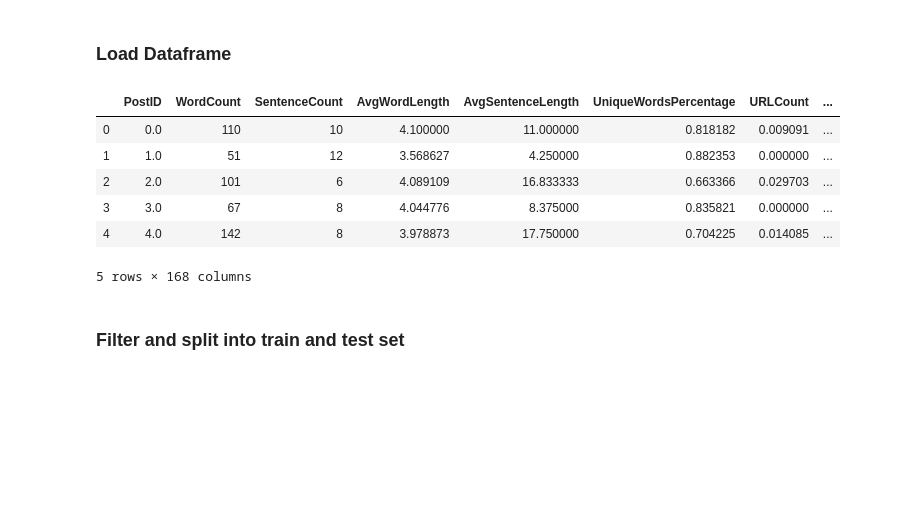
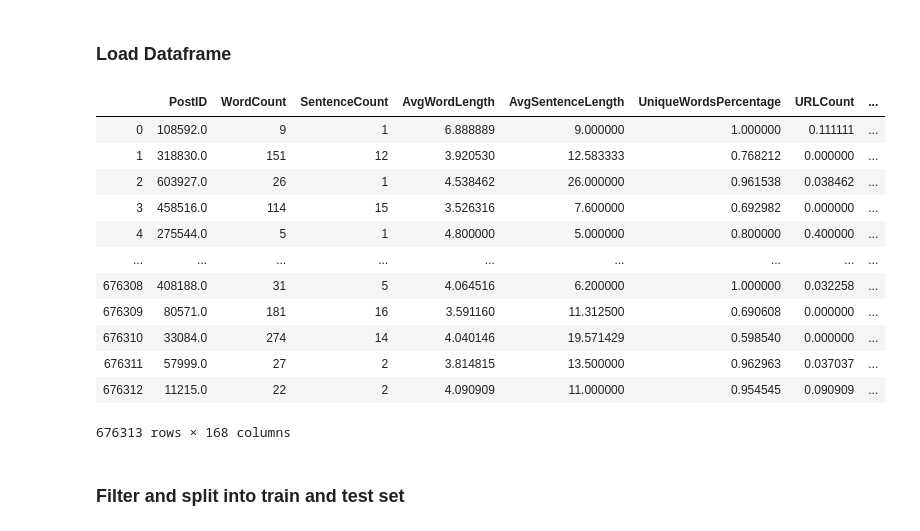
Before and after one commit to CowKeyMan/BlogGenderIdentification, a Jupyter notebook: Implementation/10. Machine Learning Model and Evalution.ipynb, the cells around one changed output. Drawn from its saved outputs; the diff is of its cells as text; code cells hidden in the pictures; blank space fills up the shorter version.

```diff
--- a/Implementation/10. Machine Learning Model and Evalution.ipynb
+++ b/Implementation/10. Machine Learning Model and Evalution.ipynb
@@ -39,16 +39,22 @@ def plot_confusion_matrix(targets = [], predicted = [], labels = []):
 # %%
 # Note: We call this df_train for memory issues
 df_train = pd.read_csv(data_filename).dropna()
 df_train = df_train.sample(frac=1).reset_index(drop=True)
-df_train.head()
+df_train
 # %% [output]
 |  | PostID | WordCount | SentenceCount | AvgWordLength | AvgSentenceLength | UniqueWordsPercentage | URLCount | ... |
-| 0 | 0.0 | 110 | 10 | 4.100000 | 11.000000 | 0.818182 | 0.009091 | ... |
-| 1 | 1.0 | 51 | 12 | 3.568627 | 4.250000 | 0.882353 | 0.000000 | ... |
-| 2 | 2.0 | 101 | 6 | 4.089109 | 16.833333 | 0.663366 | 0.029703 | ... |
-| 3 | 3.0 | 67 | 8 | 4.044776 | 8.375000 | 0.835821 | 0.000000 | ... |
-| 4 | 4.0 | 142 | 8 | 3.978873 | 17.750000 | 0.704225 | 0.014085 | ... |
+| 0 | 108592.0 | 9 | 1 | 6.888889 | 9.000000 | 1.000000 | 0.111111 | ... |
+| 1 | 318830.0 | 151 | 12 | 3.920530 | 12.583333 | 0.768212 | 0.000000 | ... |
+| 2 | 603927.0 | 26 | 1 | 4.538462 | 26.000000 | 0.961538 | 0.038462 | ... |
+| 3 | 458516.0 | 114 | 15 | 3.526316 | 7.600000 | 0.692982 | 0.000000 | ... |
+| 4 | 275544.0 | 5 | 1 | 4.800000 | 5.000000 | 0.800000 | 0.400000 | ... |
+| ... | ... | ... | ... | ... | ... | ... | ... | ... |
+| 676308 | 408188.0 | 31 | 5 | 4.064516 | 6.200000 | 1.000000 | 0.032258 | ... |
+| 676309 | 80571.0 | 181 | 16 | 3.591160 | 11.312500 | 0.690608 | 0.000000 | ... |
+| 676310 | 33084.0 | 274 | 14 | 4.040146 | 19.571429 | 0.598540 | 0.000000 | ... |
+| 676311 | 57999.0 | 27 | 2 | 3.814815 | 13.500000 | 0.962963 | 0.037037 | ... |
+| 676312 | 11215.0 | 22 | 2 | 4.090909 | 11.000000 | 0.954545 | 0.090909 | ... |
-5 rows × 168 columns
+676313 rows × 168 columns
 # %% [markdown]
 ### Filter and split into train and test set
 # %%
```
Also changed, not shown: parts of 7 cells of this notebook, 2 other files.
